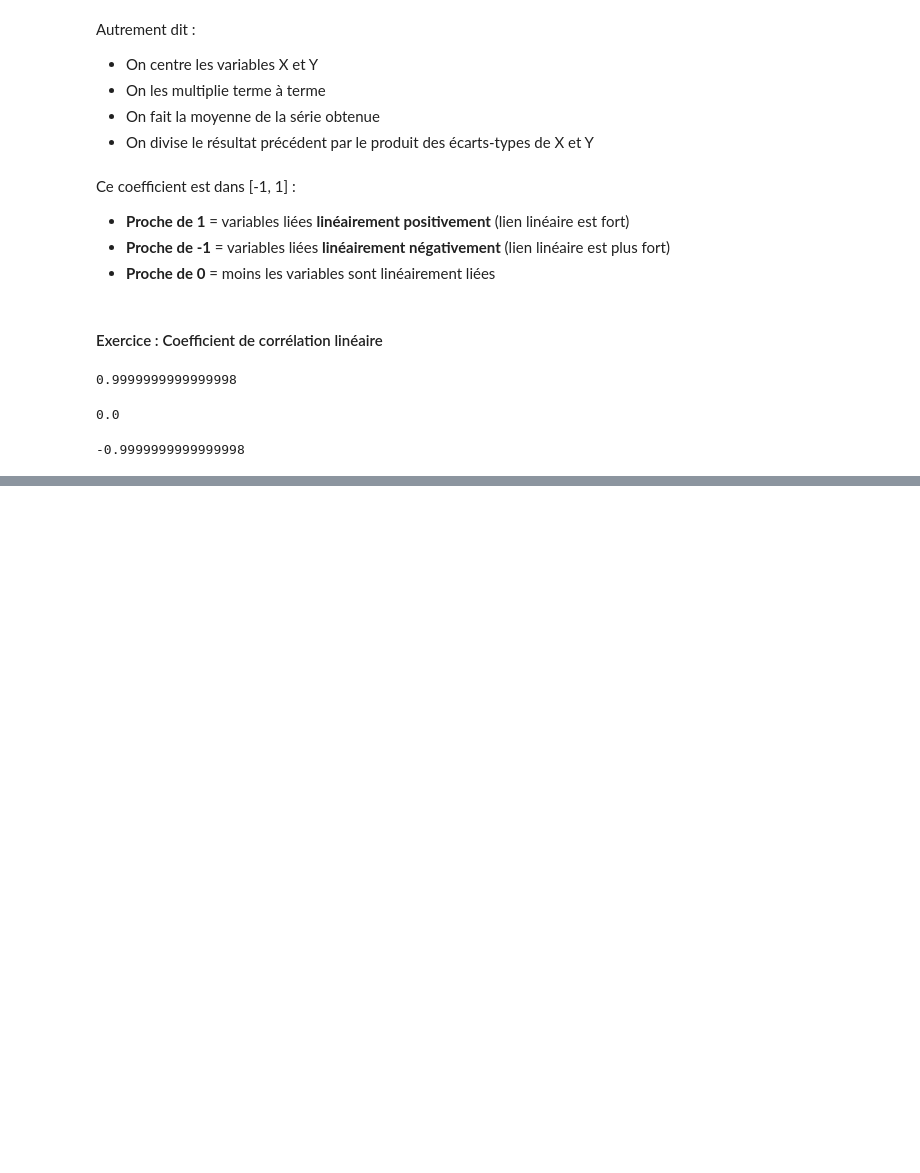
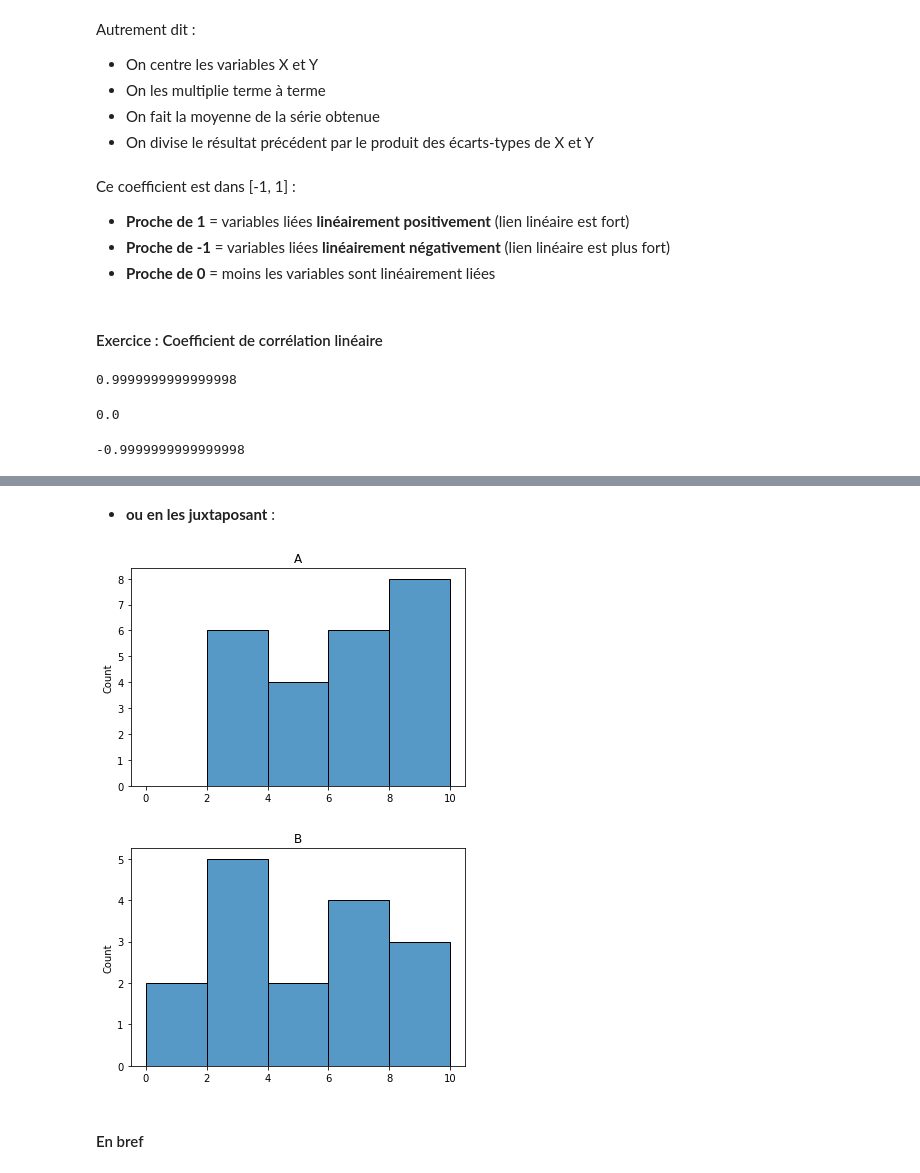
Before and after one commit to tom512000/statistiques-descriptives, a Jupyter notebook: 2 - Description bivariée.ipynb, the cells around one changed output, grey strips where cells are left out. Cells and saved outputs as stored; diff of their text form; code cells hidden in the pictures; blank space fills up the shorter version.

```diff
--- a/2 - Description bivariée.ipynb
+++ b/2 - Description bivariée.ipynb
@@ -246,0 +355,16 @@ lorsqu’il est proche de 1 ou -1, on peut conclure à l’existence d’un tel
+# %% [markdown]
+- **ou en les juxtaposant** :
+# %%
+plt.figure()
+sns.histplot(d['A'],bins=[0,2,4,6,8,10])
+plt.title('A')
+plt.show()
+plt.figure()
+plt.title('B')
+sns.histplot(d['B'],bins=[0,2,4,6,8,10])
+plt.show()
+# %% [output]
+[figure, added]
+[figure, added]
+# %% [markdown]
+#### En bref
```
Also changed, not shown: parts of 72 cells of this notebook.
